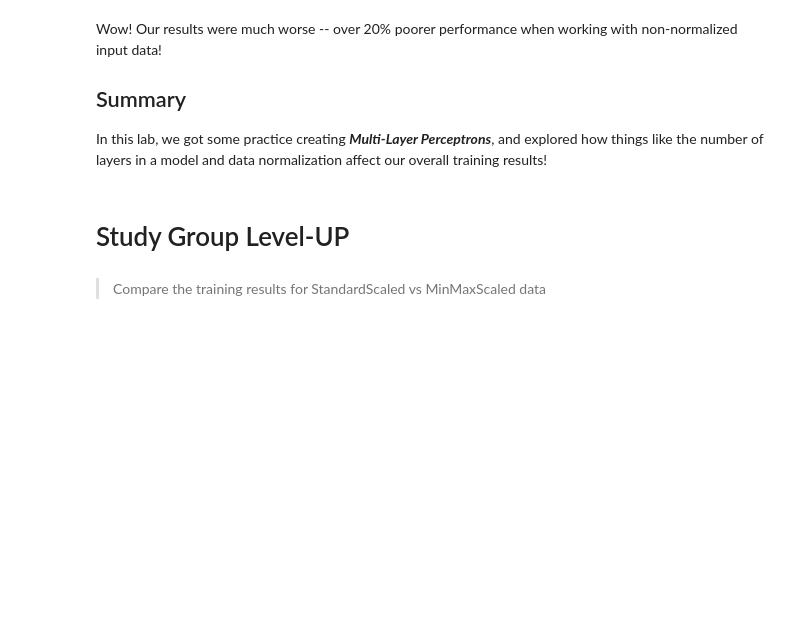
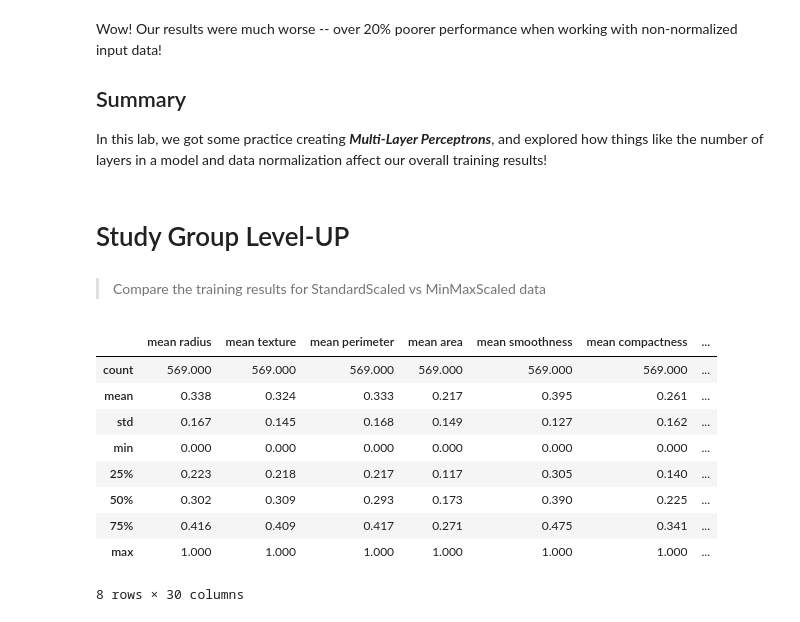
Before and after one commit to jirvingphd/online-dtsc-pt-041320-cohort-notes, a Jupyter notebook: Mod 4/sect_41_deep_neural_networks/labs/dsc-deeper-neural-networks-lab-onl01-dtsc-pt-041320-master/index.ipynb, the cells around one changed output. Drawn from its saved outputs; the diff is of its cells as text; code cells hidden in the pictures; blank space fills up the shorter version.

```diff
--- a/Mod 4/sect_41_deep_neural_networks/labs/dsc-deeper-neural-networks-lab-onl01-dtsc-pt-041320-master/index.ipynb
+++ b/Mod 4/sect_41_deep_neural_networks/labs/dsc-deeper-neural-networks-lab-onl01-dtsc-pt-041320-master/index.ipynb
@@ -208,3 +396,19 @@ In this lab, we got some practice creating **_Multi-Layer Perceptrons_**, and ex
 # Study Group Level-UP
 # %% [markdown]
 > Compare the training results for StandardScaled vs MinMaxScaled data
+# %%
+from sklearn.preprocessing import MinMaxScaler
+scaler = MinMaxScaler()
+scaled_data_mm = pd.DataFrame(scaler.fit_transform(df),columns=df.columns)
+scaled_data_mm.describe().round(3)
+# %% [output]
+|  | mean radius | mean texture | mean perimeter | mean area | mean smoothness | mean compactness | ... |
+| count | 569.000 | 569.000 | 569.000 | 569.000 | 569.000 | 569.000 | ... |
+| mean | 0.338 | 0.324 | 0.333 | 0.217 | 0.395 | 0.261 | ... |
+| std | 0.167 | 0.145 | 0.168 | 0.149 | 0.127 | 0.162 | ... |
+| min | 0.000 | 0.000 | 0.000 | 0.000 | 0.000 | 0.000 | ... |
+| 25% | 0.223 | 0.218 | 0.217 | 0.117 | 0.305 | 0.140 | ... |
+| 50% | 0.302 | 0.309 | 0.293 | 0.173 | 0.390 | 0.225 | ... |
+| 75% | 0.416 | 0.409 | 0.417 | 0.271 | 0.475 | 0.341 | ... |
+| max | 1.000 | 1.000 | 1.000 | 1.000 | 1.000 | 1.000 | ... |
+8 rows × 30 columns
```
Also changed, not shown: parts of 31 cells of this notebook, 1 other file.
